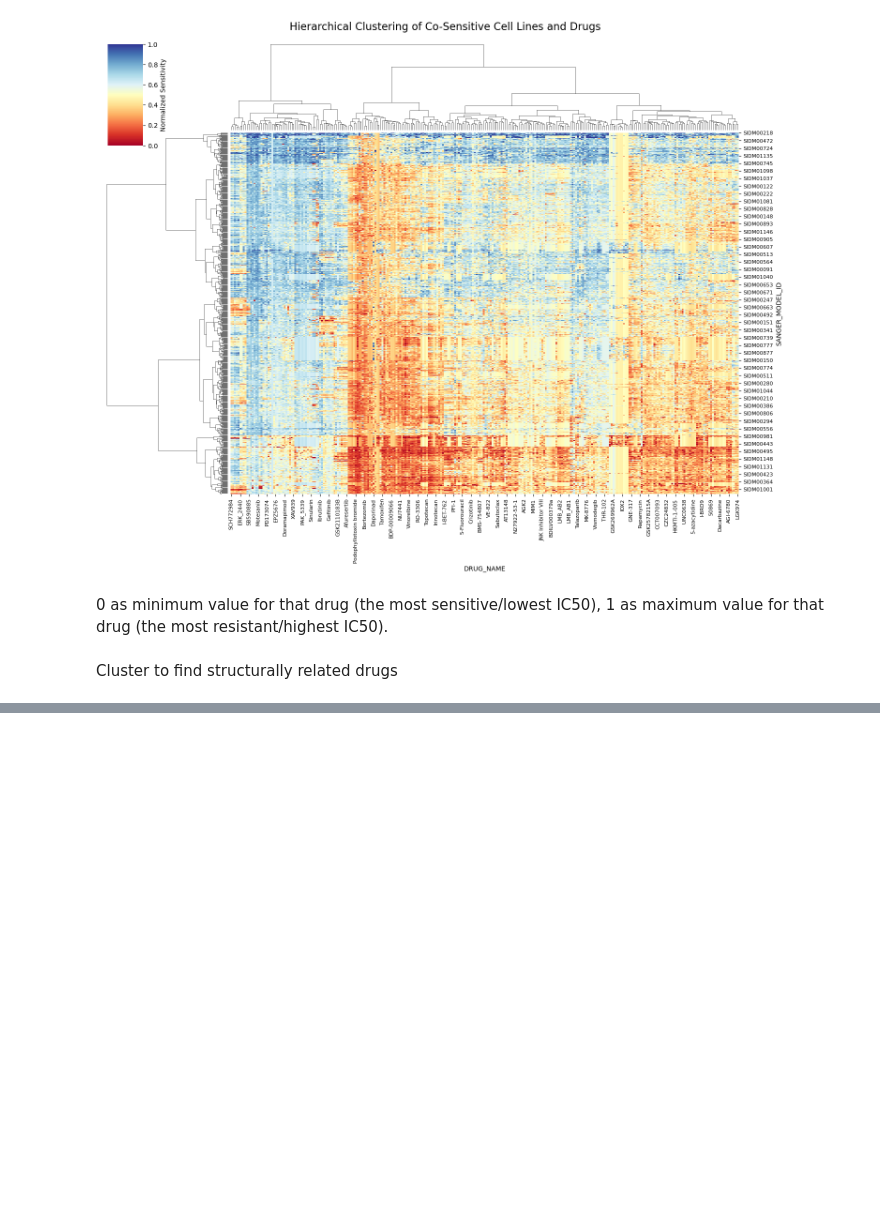
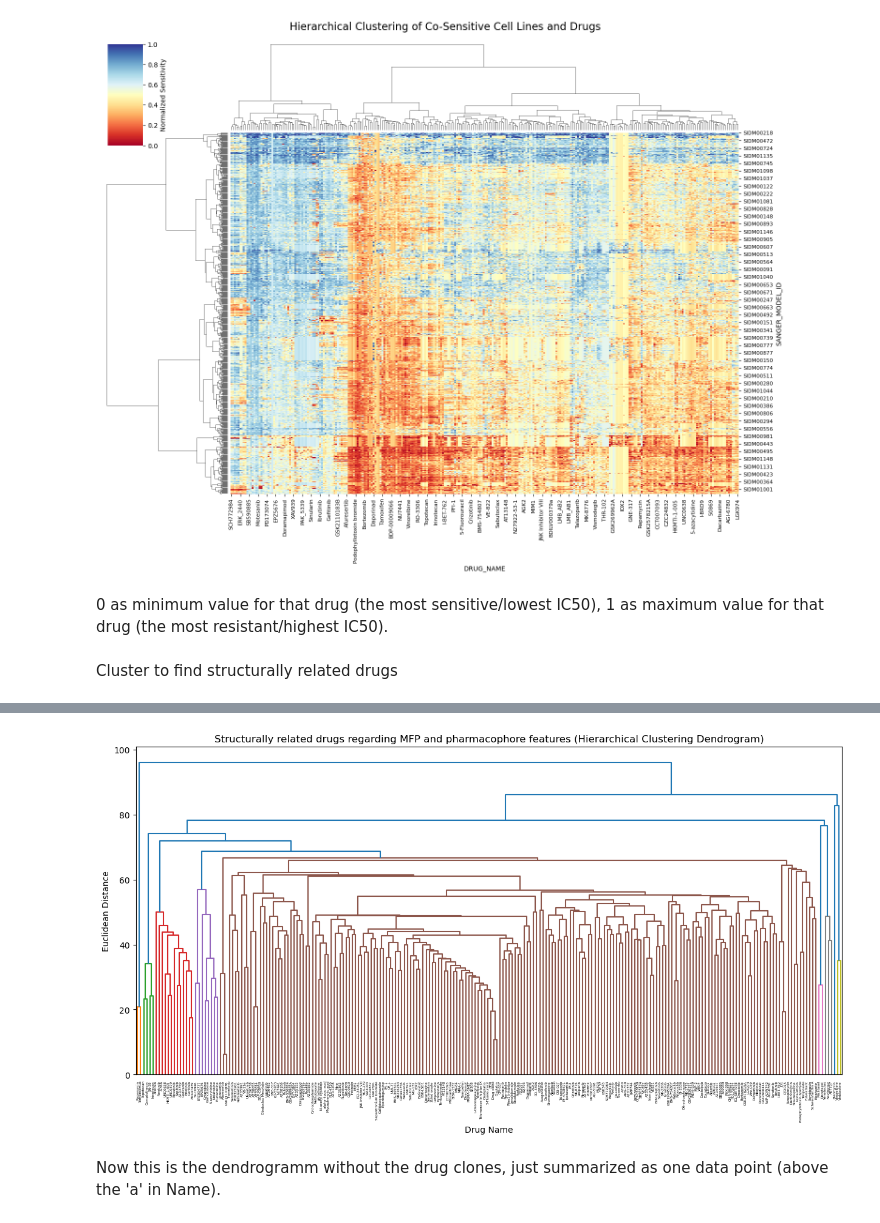
Before and after one commit to s-juross/projekt_genomforschung, a Jupyter notebook: visualization.ipynb, the cells around one changed output, grey strips where cells are left out. Saved outputs shown, nothing was run; the diff lists cells and outputs as text; code cells hidden in the pictures; blank space fills up the shorter version.

```diff
--- a/visualization.ipynb
+++ b/visualization.ipynb
@@ -445,0 +446,38 @@ plt.show()
+# %%
+# reset index (drug name)
+df_for_agg = drug_structure_df.reset_index()
+
+# create a list of all columns that start with 'Bit_' for aggregation
+bit_cols = [col for col in df_for_agg.columns if col.startswith('Bit_')]
+
+# define aggregation logic: for bit columns, we take the mean (which will be between 0 and 1, indicating the proportion of drugs in that cluster that have that bit)
+agg_logic = {col: 'mean' for col in bit_cols}
+agg_logic['DRUG_NAME'] = lambda x: "Drug clone" if len(set(x)) > 1 else list(set(x))[0]
+
+# group by the bit columns and apply the aggregation logic
+df_deduplicated = df_for_agg.groupby(bit_cols).agg(agg_logic).reset_index(drop=True)
+df_deduplicated[bit_cols] = df_deduplicated[bit_cols].astype(int)
+
+#df_deduplicated.set_index('DRUG_NAME', inplace=True)
+# %%
+# scaling (important because bits are 0/1, but pharmacophore counts can be higher)
+scaler = StandardScaler()
+clone_scaled = scaler.fit_transform(df_deduplicated.drop(columns=['DRUG_NAME']))
+
+# compute the Linkage Matrix
+# 'ward' method minimizes the variance within clusters
+# 'euclidean' distance works well with scaled features
+Z = linkage(clone_scaled, method='ward', metric='euclidean')
+
+# visualize the Drug Family Tree (Dendrogram)
+plt.figure(figsize=(15, 7))
+dendrogram(Z, labels=df_deduplicated['DRUG_NAME'].values, leaf_rotation=90, leaf_font_size=4)
+plt.title("Structurally related drugs regarding MFP and pharmacophore features (Hierarchical Clustering Dendrogram)")
+plt.xlabel("Drug Name")
+plt.ylabel("Euclidean Distance")
+#plt.tight_layout()
+plt.show()
+# %% [output]
+[figure, added]
+# %% [markdown]
+Now this is the dendrogramm without the drug clones, just summarized as one data point (above the 'a' in Name).
```
Also changed, not shown: parts of 12 cells of this notebook, 1 other file.
